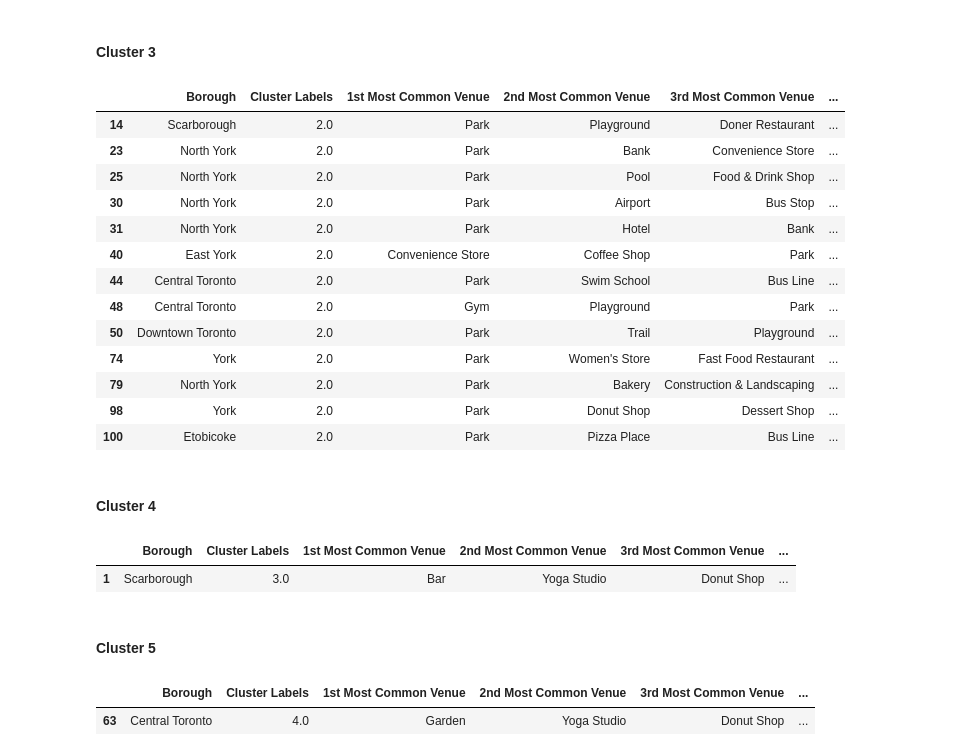
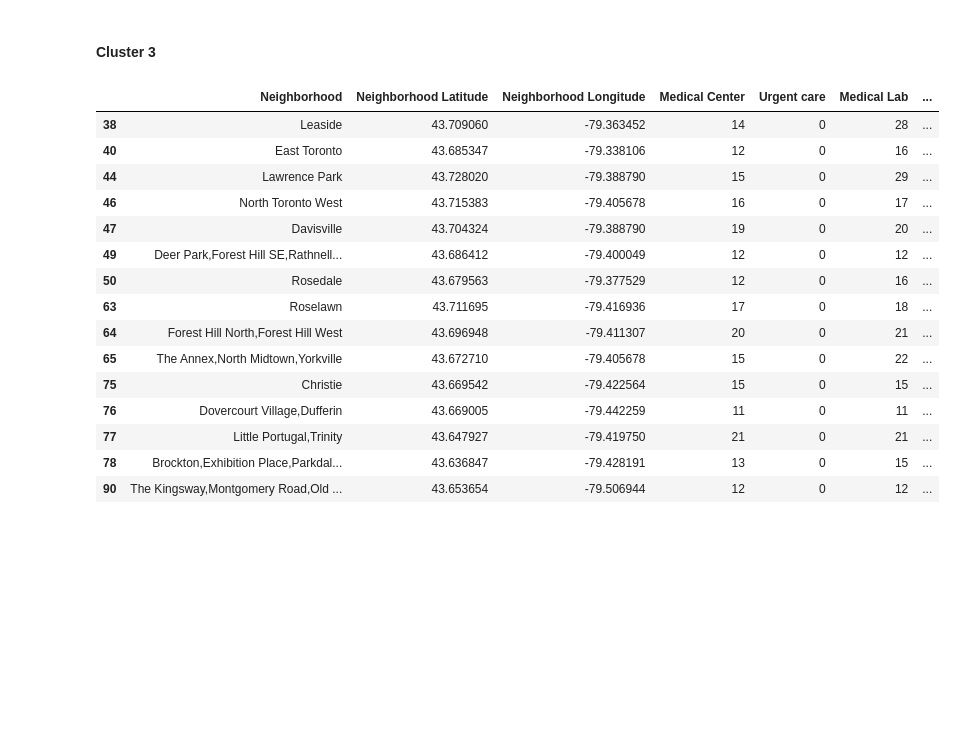
Before and after one commit to manashsarma/Coursera_Capstone, a Jupyter notebook: BattleOfNeighbourhood_week5.ipynb, the cells around one changed output. Saved outputs shown, nothing was run; the diff lists cells and outputs as text; code cells hidden in the pictures; blank space fills up the shorter version.

```diff
--- a/BattleOfNeighbourhood_week5.ipynb
+++ b/BattleOfNeighbourhood_week5.ipynb
@@ -473,33 +522,22 @@ toronto_merged.loc[toronto_merged['Cluster Labels'] == 1, toronto_merged.columns
 # %% [markdown]
 #### Cluster 3
-# %%
-toronto_merged.loc[toronto_merged['Cluster Labels'] == 2, toronto_merged.columns[[1] + list(range(5, toronto_merged.shape[1]))]]
-# %% [output]
-|  | Borough | Cluster Labels | 1st Most Common Venue | 2nd Most Common Venue | 3rd Most Common Venue | ... |
-| 14 | Scarborough | 2.0 | Park | Playground | Doner Restaurant | ... |
-| 23 | North York | 2.0 | Park | Bank | Convenience Store | ... |
-| 25 | North York | 2.0 | Park | Pool | Food & Drink Shop | ... |
-| 30 | North York | 2.0 | Park | Airport | Bus Stop | ... |
-| 31 | North York | 2.0 | Park | Hotel | Bank | ... |
-| 40 | East York | 2.0 | Convenience Store | Coffee Shop | Park | ... |
-| 44 | Central Toronto | 2.0 | Park | Swim School | Bus Line | ... |
-| 48 | Central Toronto | 2.0 | Gym | Playground | Park | ... |
-| 50 | Downtown Toronto | 2.0 | Park | Trail | Playground | ... |
-| 74 | York | 2.0 | Park | Women's Store | Fast Food Restaurant | ... |
-| 79 | North York | 2.0 | Park | Bakery | Construction & Landscaping | ... |
-| 98 | York | 2.0 | Park | Donut Shop | Dessert Shop | ... |
-| 100 | Etobicoke | 2.0 | Park | Pizza Place | Bus Line | ... |
-# %% [markdown]
-#### Cluster 4
-# %%
-toronto_merged.loc[toronto_merged['Cluster Labels'] == 3, toronto_merged.columns[[1] + list(range(5, toronto_merged.shape[1]))]]
-# %% [output]
-|  | Borough | Cluster Labels | 1st Most Common Venue | 2nd Most Common Venue | 3rd Most Common Venue | ... |
-| 1 | Scarborough | 3.0 | Bar | Yoga Studio | Donut Shop | ... |
-# %% [markdown]
-#### Cluster 5
-# %%
-toronto_merged.loc[toronto_merged['Cluster Labels'] == 4, toronto_merged.columns[[1] + list(range(5, toronto_merged.shape[1]))]]
-# %% [output]
-|  | Borough | Cluster Labels | 1st Most Common Venue | 2nd Most Common Venue | 3rd Most Common Venue | ... |
-| 63 | Central Toronto | 4.0 | Garden | Yoga Studio | Donut Shop | ... |
+# %%
+index=Categoried_medical_support['Medical support category'] == 2
+Categoried_medical_support[index]
+# %% [output]
+|  | Neighborhood | Neighborhood Latitude | Neighborhood Longitude | Medical Center | Urgent care | Medical Lab | ... |
+| 38 | Leaside | 43.709060 | -79.363452 | 14 | 0 | 28 | ... |
+| 40 | East Toronto | 43.685347 | -79.338106 | 12 | 0 | 16 | ... |
+| 44 | Lawrence Park | 43.728020 | -79.388790 | 15 | 0 | 29 | ... |
+| 46 | North Toronto West | 43.715383 | -79.405678 | 16 | 0 | 17 | ... |
+| 47 | Davisville | 43.704324 | -79.388790 | 19 | 0 | 20 | ... |
+| 49 | Deer Park,Forest Hill SE,Rathnell... | 43.686412 | -79.400049 | 12 | 0 | 12 | ... |
+| 50 | Rosedale | 43.679563 | -79.377529 | 12 | 0 | 16 | ... |
+| 63 | Roselawn | 43.711695 | -79.416936 | 17 | 0 | 18 | ... |
+| 64 | Forest Hill North,Forest Hill West | 43.696948 | -79.411307 | 20 | 0 | 21 | ... |
+| 65 | The Annex,North Midtown,Yorkville | 43.672710 | -79.405678 | 15 | 0 | 22 | ... |
+| 75 | Christie | 43.669542 | -79.422564 | 15 | 0 | 15 | ... |
+| 76 | Dovercourt Village,Dufferin | 43.669005 | -79.442259 | 11 | 0 | 11 | ... |
+| 77 | Little Portugal,Trinity | 43.647927 | -79.419750 | 21 | 0 | 21 | ... |
+| 78 | Brockton,Exhibition Place,Parkdal... | 43.636847 | -79.428191 | 13 | 0 | 15 | ... |
+| 90 | The Kingsway,Montgomery Road,Old ... | 43.653654 | -79.506944 | 12 | 0 | 12 | ... |
```
Also changed, not shown: parts of 10 cells of this notebook.
